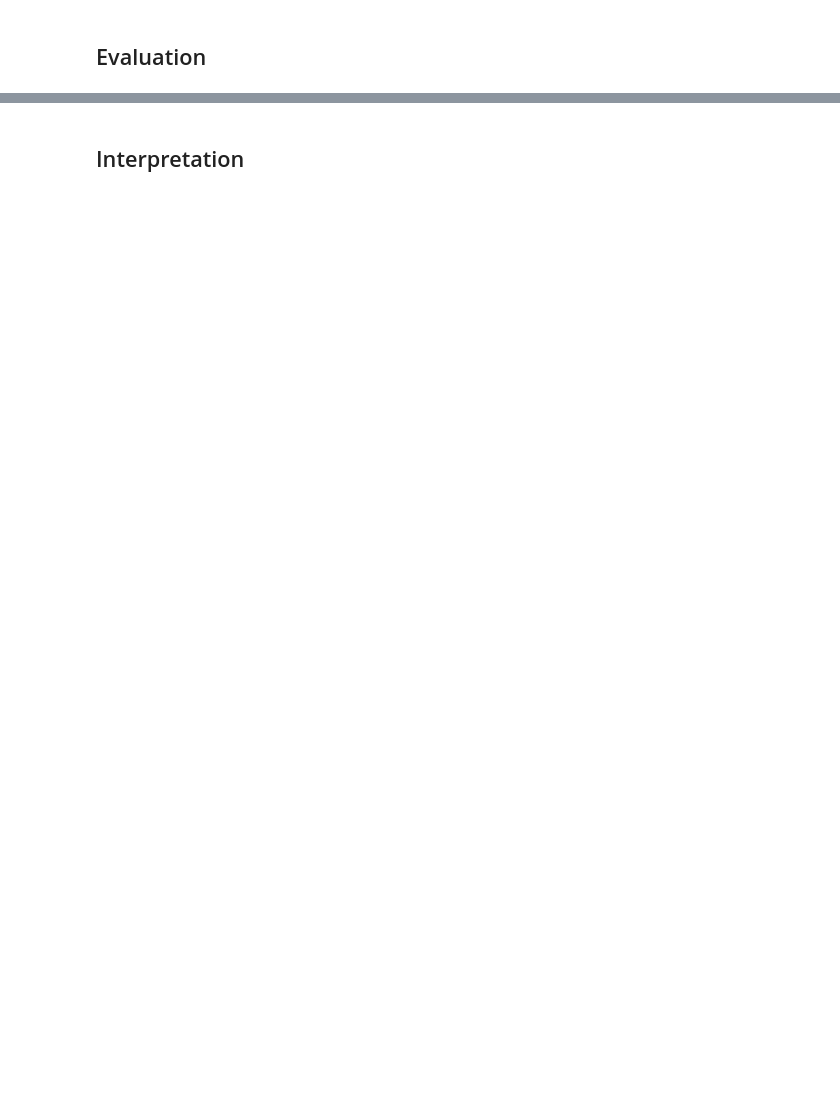
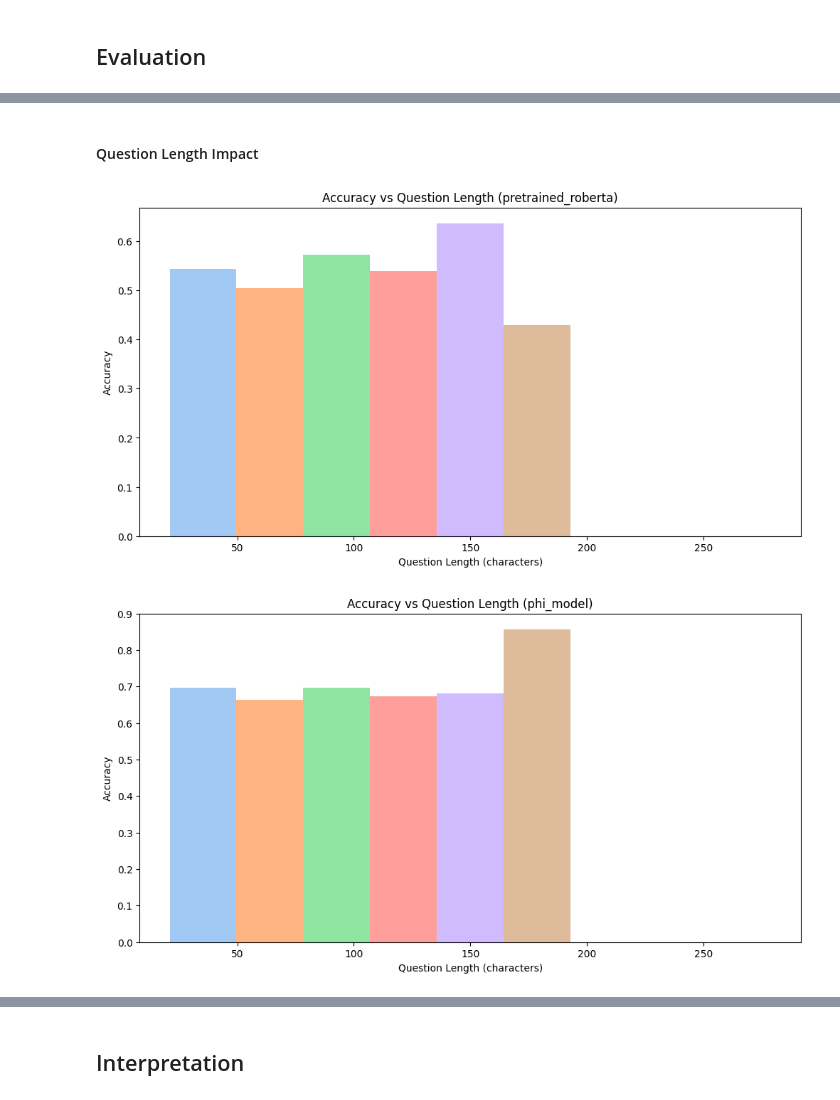
Before and after one commit to Davee02/HSLU.NLP, a Jupyter notebook: course_projects/project_2/project_2.ipynb, the cells around one changed output, grey strips where cells are left out. Cells and saved outputs as stored; diff of their text form; code cells hidden in the pictures; blank space fills up the shorter version.

```diff
--- a/course_projects/project_2/project_2.ipynb
+++ b/course_projects/project_2/project_2.ipynb
@@ -1245,0 +1330,17 @@ plt.show()
+# %%
+# get the indices of the answers where the model wrote a raw answer with more than 1 character
+phi_long_answers = [(i, answer) for i, answer in enumerate(phi_test_raw_answers) if len(answer) > 1]
+correct_answers = [(i, answer) for i, answer in phi_long_answers if phi_test_preds[i] == phi_test_labels[i]]
+wrong_answers = [(i, answer) for i, answer in phi_long_answers if phi_test_preds[i] != phi_test_labels[i]]
+
+print(f"Number of answers with more than 1 character: {len(phi_long_answers)}")
+print(f"Number of correct answers: {len(correct_answers)}")
+print(f"Number of wrong answers: {len(wrong_answers)}")
+print()
+
+for i, answer in phi_long_answers:
+    print(f"Model's Answer: '{answer}'")
+    print(f"Prompt: {phi_prompt_test[i]['prompt'][-1]}")
+    print(f"Correct Answer: {index_to_answer_key(phi_test_labels[i])}")
+    print(f"Predicted Answer: {index_to_answer_key(phi_test_preds[i])}")
+    print()
@@ -1245,0 +1441,37 @@ plt.show()
+# %% [markdown]
+#### Question Length Impact
+# %%
+def analyze_by_question_length(test_data, preds, correct_answers, model_name):
+    # Calculate lengths
+    question_lengths = [len(ex["question"]) for ex in test_data]
+
+    # Create length bins (e.g., 0-50, 50-100, etc.)
+    bins = np.linspace(min(question_lengths), max(question_lengths), 10)
+    digitized = np.digitize(question_lengths, bins)
+
+    # Calculate accuracy per bin
+    bin_correct = np.zeros(len(bins))
+    bin_total = np.zeros(len(bins))
+
+    for (length_bin, pred, true) in zip(digitized, preds, correct_answers):
+        bin_total[length_bin-1] += 1
+        if pred == true:
+            bin_correct[length_bin-1] += 1
+
+    # Calculate accuracy per bin
+    bin_accuracy = np.divide(bin_correct, bin_total, out=np.zeros_like(bin_correct), where=bin_total != 0)
+
+    # Plot
+    plt.figure(figsize=(12, 6))
+    plt.bar(bins[:-1], bin_accuracy[:-1], width=np.diff(bins), align='edge', color=sns.color_palette("pastel"))
+    plt.xlabel('Question Length (characters)')
+    plt.ylabel('Accuracy')
+    plt.title(f'Accuracy vs Question Length ({model_name})')
+    plt.savefig(f'graphics/{model_name}_accuracy_vs_length.svg')
+    plt.show()
+
+analyze_by_question_length(test, pretrained_test_preds, pretrained_test_labels, "pretrained_roberta")
+analyze_by_question_length(test, phi_test_preds, phi_test_labels, "phi_model")
+# %% [output]
+[figure, added]
+[figure, added]
```
Also changed, not shown: parts of 55 cells of this notebook, 11 other files.
